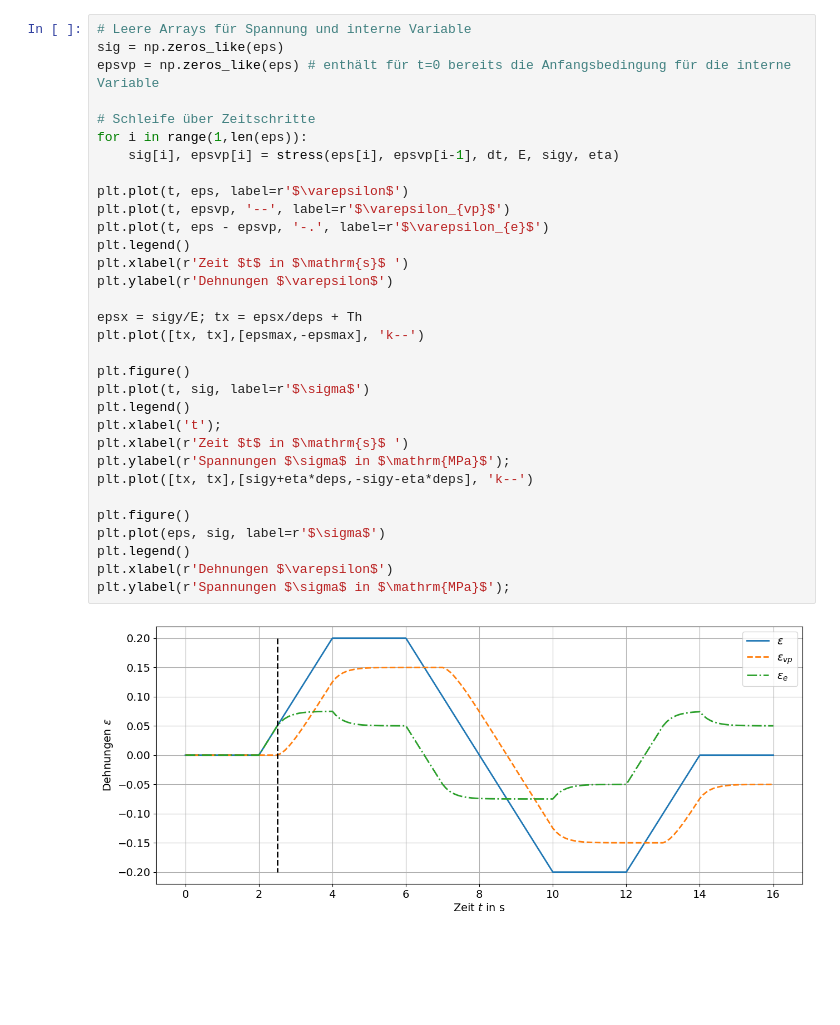
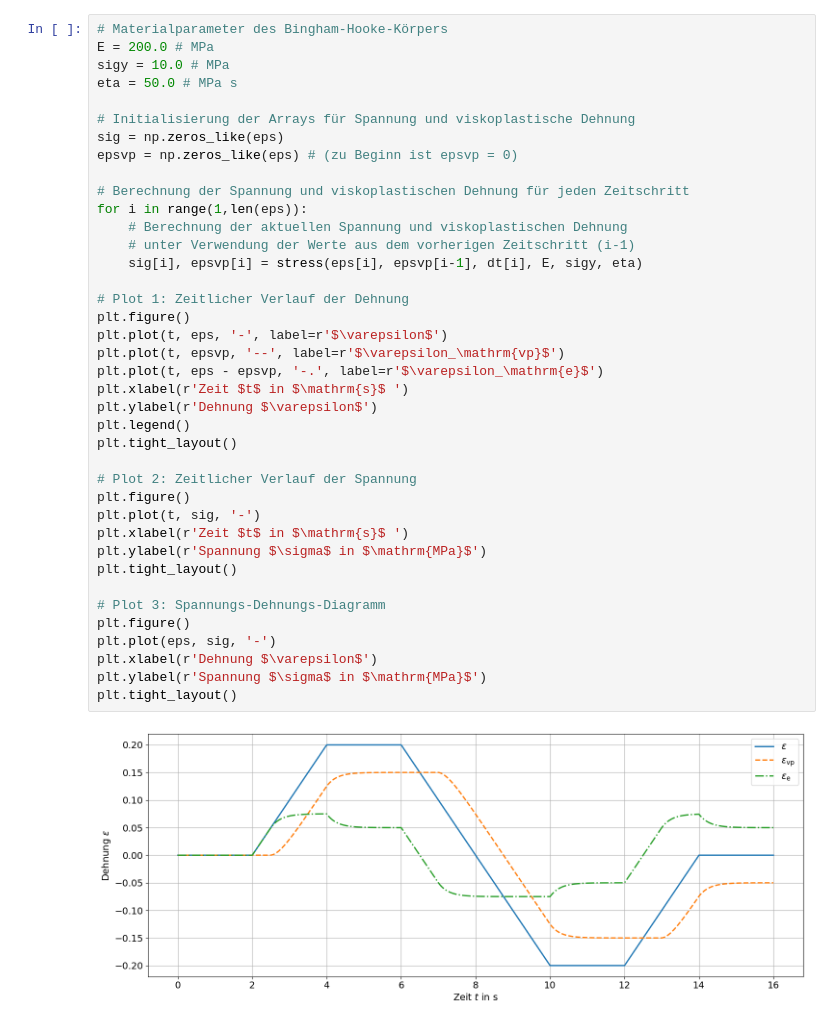
Before and after one commit to tmfrln/mechIV-programming, a Jupyter notebook: viscoplasticity/exercise_viscoplasticity_solution.ipynb, the cells around one changed output. Saved outputs shown, nothing was run; the diff lists cells and outputs as text; blank space fills up the shorter version.

```diff
--- a/viscoplasticity/exercise_viscoplasticity_solution.ipynb
+++ b/viscoplasticity/exercise_viscoplasticity_solution.ipynb
@@ -288,34 +303,41 @@ Vervollständige den Programmcode in der folgenden Zelle, um zu jeder der vorges
 # %%
-# Leere Arrays für Spannung und interne Variable
+# Materialparameter des Bingham-Hooke-Körpers
+E = 200.0 # MPa
+sigy = 10.0 # MPa
+eta = 50.0 # MPa s
+
+# Initialisierung der Arrays für Spannung und viskoplastische Dehnung
 sig = np.zeros_like(eps)
-epsvp = np.zeros_like(eps) # enthält für t=0 bereits die Anfangsbedingung für die interne Variable
+epsvp = np.zeros_like(eps) # (zu Beginn ist epsvp = 0)
 
-# Schleife über Zeitschritte
+# Berechnung der Spannung und viskoplastischen Dehnung für jeden Zeitschritt
 for i in range(1,len(eps)):
-    sig[i], epsvp[i] = stress(eps[i], epsvp[i-1], dt, E, sigy, eta)
+    # Berechnung der aktuellen Spannung und viskoplastischen Dehnung
+    # unter Verwendung der Werte aus dem vorherigen Zeitschritt (i-1)
+    sig[i], epsvp[i] = stress(eps[i], epsvp[i-1], dt[i], E, sigy, eta)
 
-plt.plot(t, eps, label=r'$\varepsilon$')
-plt.plot(t, epsvp, '--', label=r'$\varepsilon_{vp}$')
-plt.plot(t, eps - epsvp, '-.', label=r'$\varepsilon_{e}$')
+# Plot 1: Zeitlicher Verlauf der Dehnung
+plt.figure()
+plt.plot(t, eps, '-', label=r'$\varepsilon$')
+plt.plot(t, epsvp, '--', label=r'$\varepsilon_\mathrm{vp}$')
+plt.plot(t, eps - epsvp, '-.', label=r'$\varepsilon_\mathrm{e}$')
+plt.xlabel(r'Zeit $t$ in $\mathrm{s}$ ')
+plt.ylabel(r'Dehnung $\varepsilon$')
 plt.legend()
+plt.tight_layout()
+
+# Plot 2: Zeitlicher Verlauf der Spannung
+plt.figure()
+plt.plot(t, sig, '-')
 plt.xlabel(r'Zeit $t$ in $\mathrm{s}$ ')
-plt.ylabel(r'Dehnungen $\varepsilon$')
+plt.ylabel(r'Spannung $\sigma$ in $\mathrm{MPa}$')
+plt.tight_layout()
 
-epsx = sigy/E; tx = epsx/deps + Th
-plt.plot([tx, tx],[epsmax,-epsmax], 'k--')
-
+# Plot 3: Spannungs-Dehnungs-Diagramm
 plt.figure()
-plt.plot(t, sig, label=r'$\sigma$')
-plt.legend()
-plt.xlabel('t');
-plt.xlabel(r'Zeit $t$ in $\mathrm{s}$ ')
-plt.ylabel(r'Spannungen $\sigma$ in $\mathrm{MPa}$');
-plt.plot([tx, tx],[sigy+eta*deps,-sigy-eta*deps], 'k--')
-
-plt.figure()
-plt.plot(eps, sig, label=r'$\sigma$')
-plt.legend()
-plt.xlabel(r'Dehnungen $\varepsilon$')
-plt.ylabel(r'Spannungen $\sigma$ in $\mathrm{MPa}$');
+plt.plot(eps, sig, '-')
+plt.xlabel(r'Dehnung $\varepsilon$')
+plt.ylabel(r'Spannung $\sigma$ in $\mathrm{MPa}$')
+plt.tight_layout()
 # %% [output]
-[figure, old version]
+[figure, new version]
```
Also changed, not shown: parts of 34 cells of this notebook, 3 other files.
